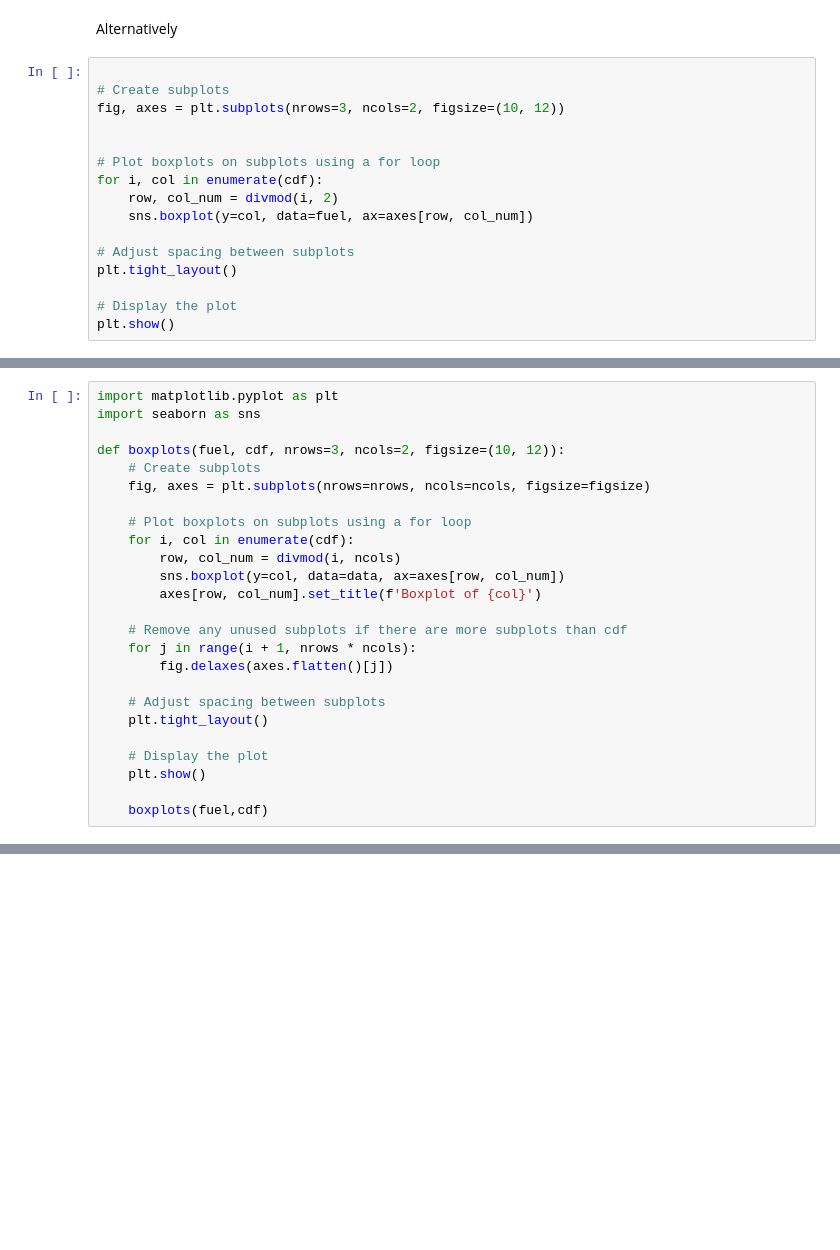
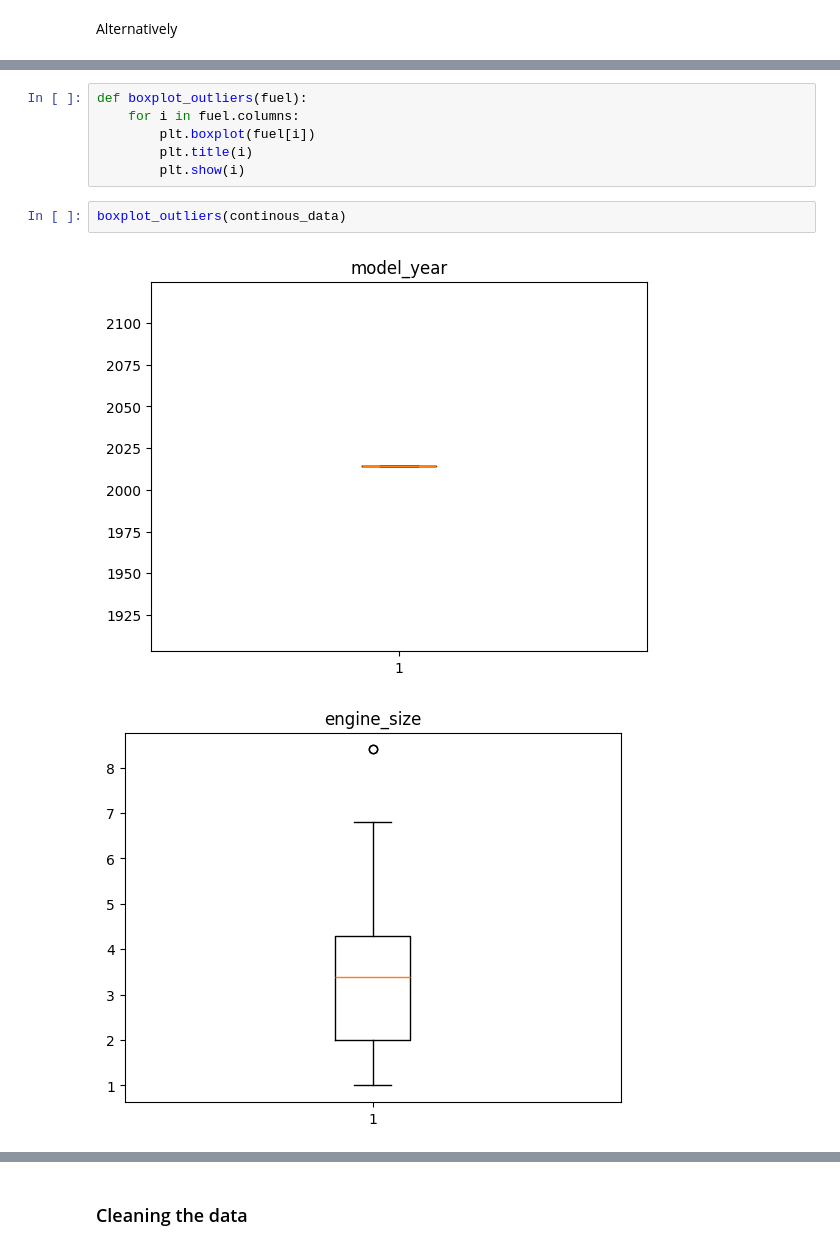
Before and after one commit to Cemputus/DSC1101-Data_Analysis_projects, a Jupyter notebook: fuel.ipynb, the cells around one changed output, grey strips where cells are left out. Drawn from its saved outputs; the diff is of its cells as text; blank space fills up the shorter version.

Commit message:
data analysis

```diff
--- a/fuel.ipynb
+++ b/fuel.ipynb
@@ -415,19 +415,3 @@ plt.show()
 [figure]
 # %% [markdown]
 Alternatively
-# %%
-
-# Create subplots
-fig, axes = plt.subplots(nrows=3, ncols=2, figsize=(10, 12))
-
-
-# Plot boxplots on subplots using a for loop
-for i, col in enumerate(cdf):
-    row, col_num = divmod(i, 2)
-    sns.boxplot(y=col, data=fuel, ax=axes[row, col_num])
-
-# Adjust spacing between subplots
-plt.tight_layout()
-
-# Display the plot
-plt.show()
@@ -436,25 +418,11 @@ plt.show()
-# %%
-import matplotlib.pyplot as plt
-import seaborn as sns
-
-def boxplots(fuel, cdf, nrows=3, ncols=2, figsize=(10, 12)):
-    # Create subplots
-    fig, axes = plt.subplots(nrows=nrows, ncols=ncols, figsize=figsize)
-
-    # Plot boxplots on subplots using a for loop
-    for i, col in enumerate(cdf):
-        row, col_num = divmod(i, ncols)
-        sns.boxplot(y=col, data=data, ax=axes[row, col_num])
-        axes[row, col_num].set_title(f'Boxplot of {col}')
-
-    # Remove any unused subplots if there are more subplots than cdf
-    for j in range(i + 1, nrows * ncols):
-        fig.delaxes(axes.flatten()[j])
-
-    # Adjust spacing between subplots
-    plt.tight_layout()
-
-    # Display the plot
-    plt.show()
-
-    boxplots(fuel,cdf)
+# %%
+def boxplot_outliers(fuel):
+    for i in fuel.columns:
+        plt.boxplot(fuel[i])
+        plt.title(i)
+        plt.show(i)
+# %%
+boxplot_outliers(continous_data)
+# %% [output]
+[figure, added]
+[figure, added]
@@ -460,0 +435,2 @@ def boxplots(fuel, cdf, nrows=3, ncols=2, figsize=(10, 12)):
+# %% [markdown]
+### Cleaning the data
```
Also changed, not shown: parts of 41 cells of this notebook, 3 other files.
